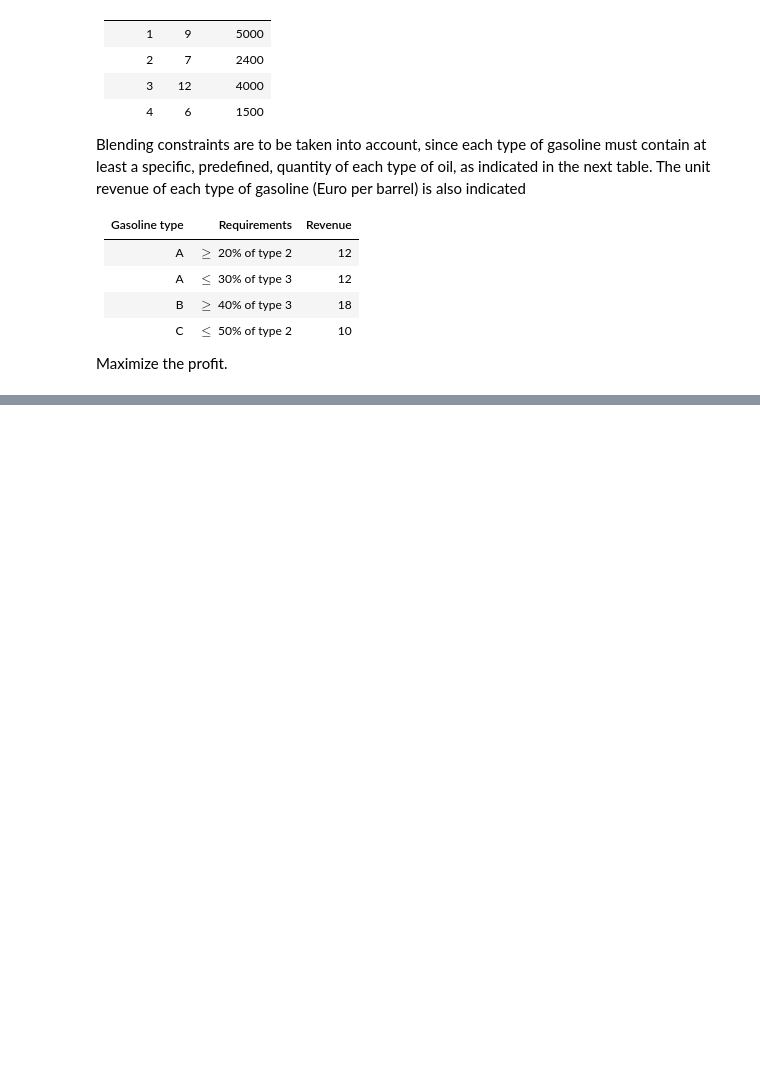
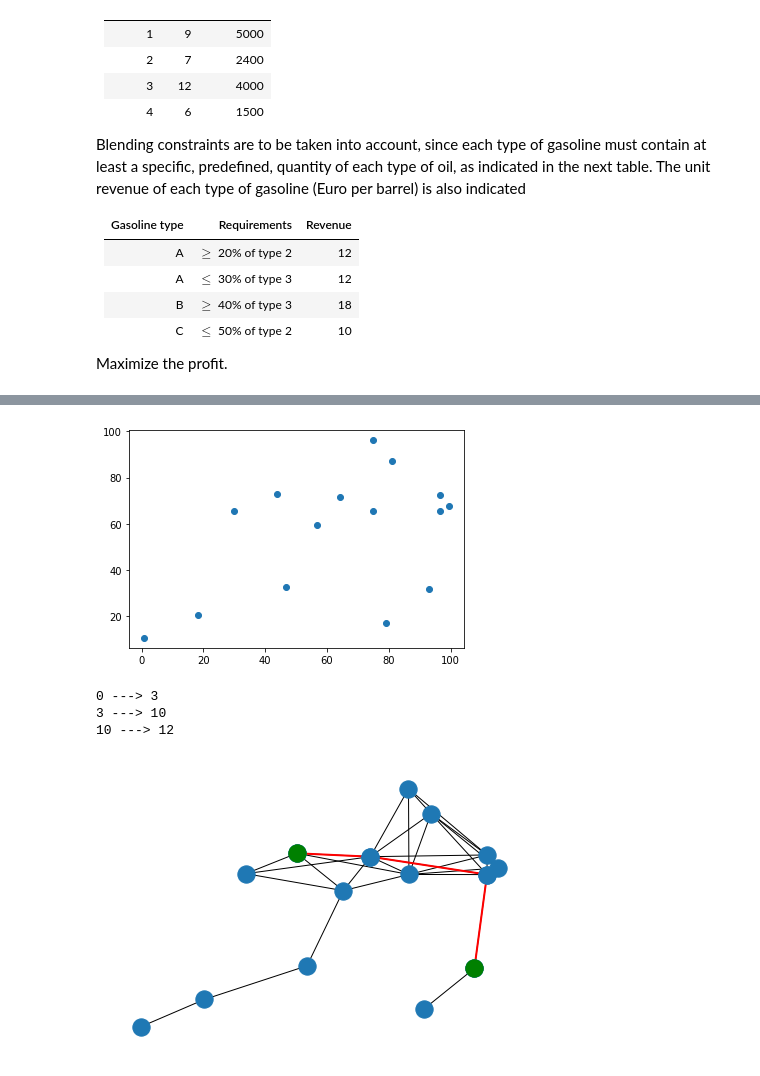
Before and after one commit to YBatyushkova/FOR_labs, a Jupyter notebook: Lab_Exam.ipynb, the cells around one changed output, grey strips where cells are left out. Cells and saved outputs as stored; diff of their text form; code cells hidden in the pictures; blank space fills up the shorter version.

```diff
--- a/Lab_Exam.ipynb
+++ b/Lab_Exam.ipynb
@@ -462,0 +513,71 @@ for i in O:
+# %%
+import numpy as np
+import math
+import mip
+import matplotlib.pyplot as plot
+import networkx as nx
+
+k = 15    # number of points
+grid_size = 100   # size of the grid of points
+d_max = 0.35 * grid_size    # max distance between two nodes
+
+s = 0   # starting point
+t = 12    # termination point
+
+np.random.seed(12345)    # RANDOM seed, to replicate (NUMPY)
+point = grid_size * np.random.random((k,2))   # set of k random points with two coord., multiply them by the grid_size, since random numbers are below 0
+V = [i for i in range(k)]    # set of nodes
+distance = np.array([[math.sqrt(np.sum((point[i]-point[j])**2)) for i in V] for j in V] )    # matrix of distances
+A = [(i,j) for i in V for j in V if (distance[i,j] <= d_max and i != j)]    # set of arcs, directed
+
+plot.scatter(point[:, 0], point[:, 1])    # scatter plot just to show points as circles
+plot.show()   # show the plot
+
+m = mip.Model()   # create a model
+f = {(i, j):m.add_var(var_type=mip.BINARY) for (i,j) in A}    #variables
+
+b = {i : 0 for i in V}    # define b[i] for all i
+b[s] = 1
+b[t] = -1
+
+for i in V:   # flow conservation constraint
+  m.add_constr(mip.xsum(f[i,j] for j in V if (i,j) in A) - mip.xsum(f[j,i] for j in V if (j, i) in A) == b[i])
+
+m.objective = mip.minimize(mip.xsum(distance[i,j]*f[i,j] for (i,j) in A))
+m.optimize()
+
+#print([f[i,j].x for (i,j) in A if f[i,j].x != 0])
+for (i,j) in A:
+  if f[i,j].x != 0:
+    print(i, "--->", j)
+
+coord = {i:(point[i,0], point[i,1]) for i in V}    # dictionary coord that has nodes as keys and (x,y) coordinates of those nodes as values, we need it to draw a graph later
+
+def draw_solution(V, A, f):   # function to draw the SPT
+  g = nx.Graph()    # initialize the graph like the model (NETWORKX)
+  g.add_nodes_from(V)   # add nodes to the graph
+  g.add_edges_from(A)   # add arcs to the graph
+  nx.draw(g, pos = coord)   # draw the graph with the coord of nodes
+
+  # Reset the graph and add only the arcs that belong to the solution,
+  # i.e. those for which the optimal value of the variable f[i,j] is nonzero
+  g.clear()
+  g.add_edges_from([(i,j) for (i,j) in A if f[i,j].x > 0])
+  nx.draw(g, pos=coord, width=2, edge_color='red')
+
+  # finally, draw a graph consisting of the sole root node, highlighted in green
+  g.clear()
+  g.add_node(s)
+  nx.draw(g, pos={s: coord[s]}, node_color='green')
+
+  g.clear()
+  g.add_node(t)
+  nx.draw(g, pos={t: coord[t]}, node_color='green')
+
+draw_solution (V, A, f)   # after defining the function, call it with the current data
+# %% [output]
+[figure, added]
+0 ---> 3
+3 ---> 10
+10 ---> 12
+[figure, added]
```
Also changed, not shown: parts of 22 cells of this notebook.
